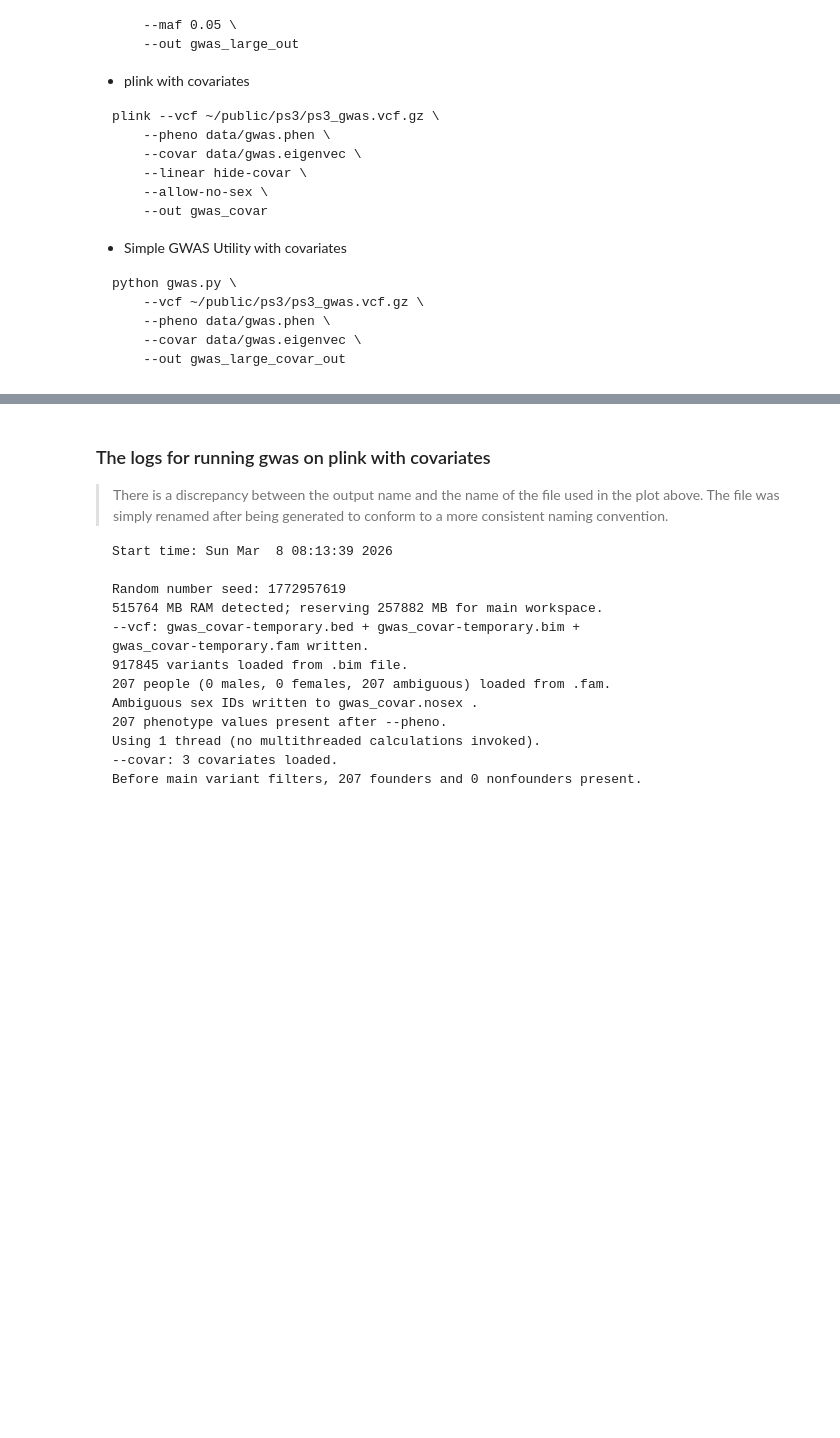
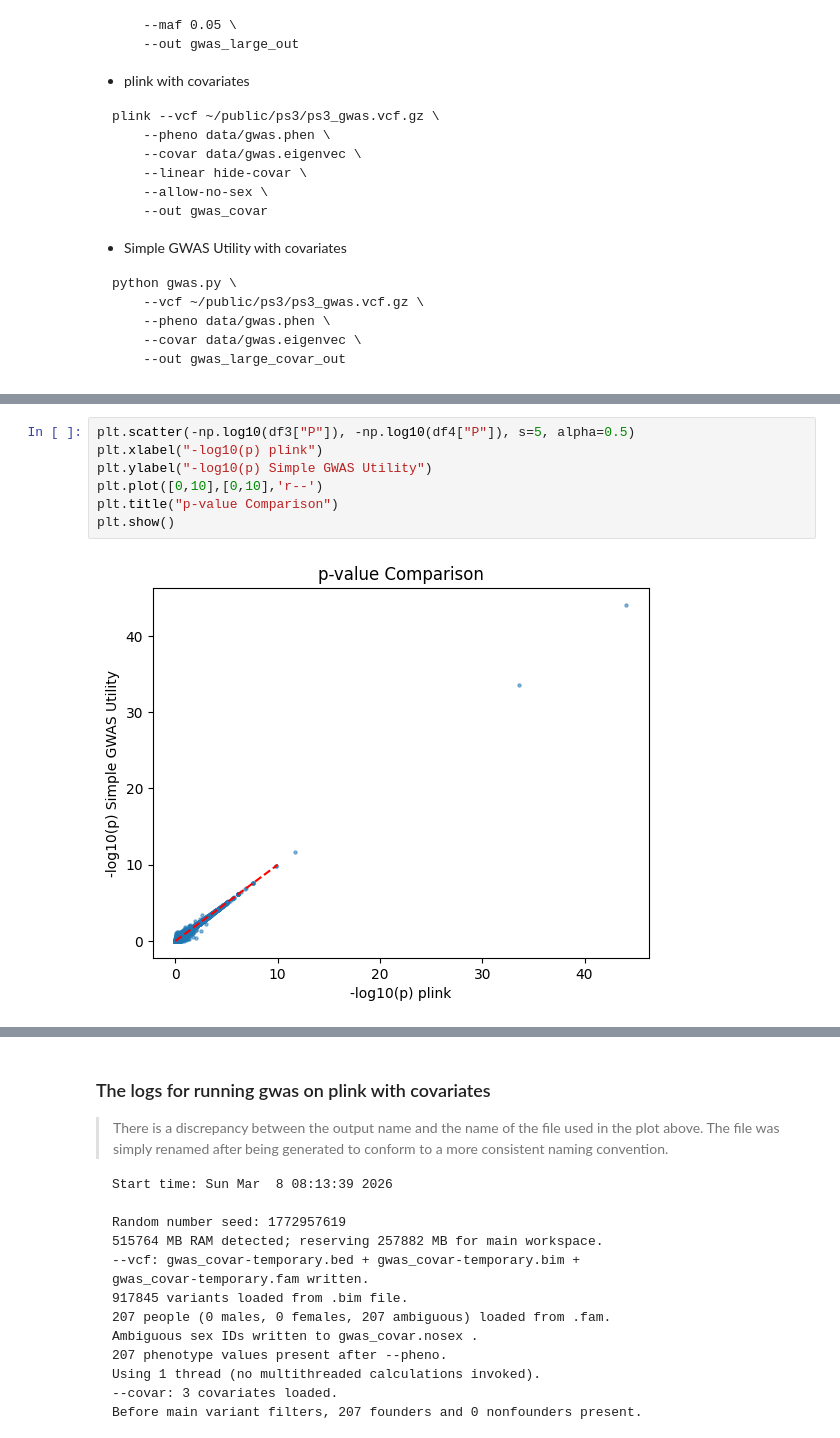
Before and after one commit to philchi/simple-gwas-utility, a Jupyter notebook: evaluation/evaluation.ipynb, the cells around one changed output, grey strips where cells are left out. Cells and saved outputs as stored; diff of their text form; blank space fills up the shorter version.

```diff
--- a/evaluation/evaluation.ipynb
+++ b/evaluation/evaluation.ipynb
@@ -112,0 +162,9 @@ df4.head()
+# %%
+plt.scatter(-np.log10(df3["P"]), -np.log10(df4["P"]), s=5, alpha=0.5)
+plt.xlabel("-log10(p) plink")
+plt.ylabel("-log10(p) Simple GWAS Utility")
+plt.plot([0,10],[0,10],'r--')
+plt.title("p-value Comparison")
+plt.show()
+# %% [output]
+[figure, added]
```
Also changed, not shown: parts of 10 cells of this notebook, 3 other files.
